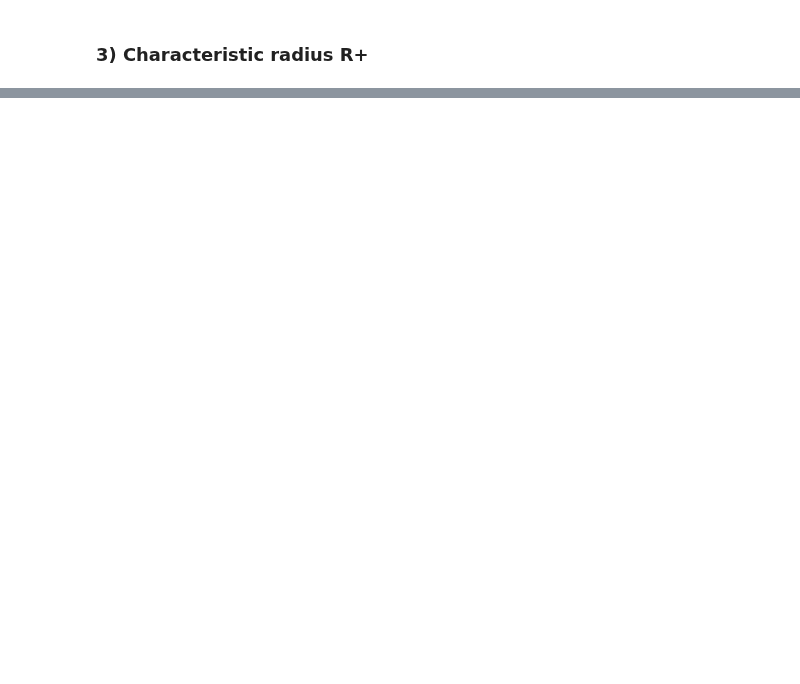
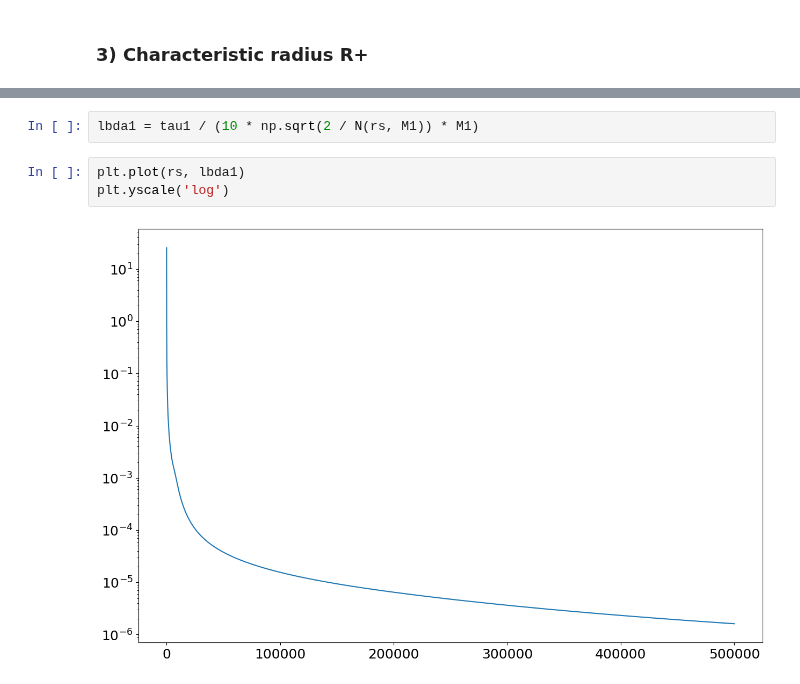
Before and after one commit to Arthur117/TCsLifeMonitFromObs, a Jupyter notebook: PRJCT_TIME_EVOLUTION/zTests.ipynb, the cells around one changed output, grey strips where cells are left out. Cells and saved outputs as stored; diff of their text form; blank space fills up the shorter version.

```diff
--- a/PRJCT_TIME_EVOLUTION/zTests.ipynb
+++ b/PRJCT_TIME_EVOLUTION/zTests.ipynb
@@ -860,0 +317,7 @@ Text(0.5, 1.0, 'MARIE, EP182020')
+# %%
+lbda1 = tau1 / (10 * np.sqrt(2 / N(rs, M1)) * M1)
+# %%
+plt.plot(rs, lbda1)
+plt.yscale('log')
+# %% [output]
+[figure, added]
```
Also changed, not shown: parts of 55 cells of this notebook.
